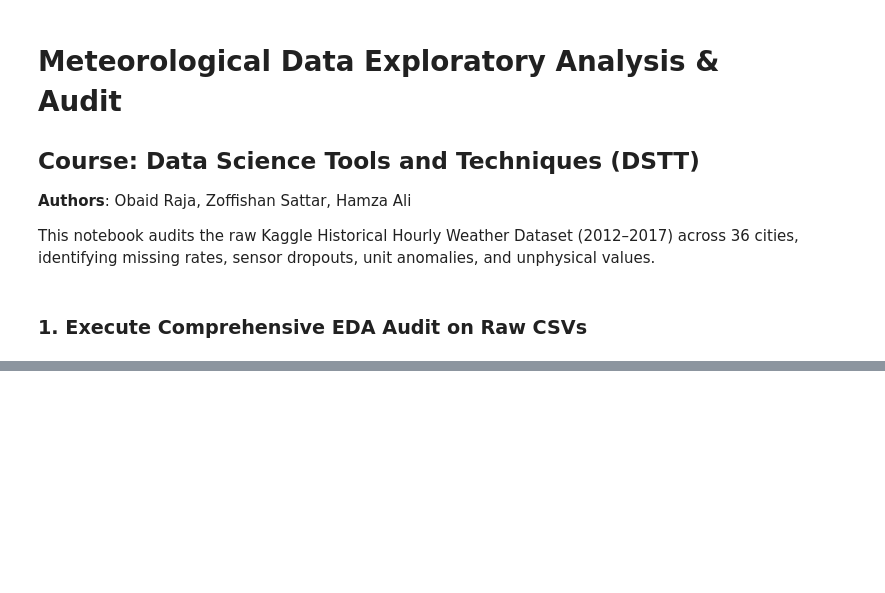
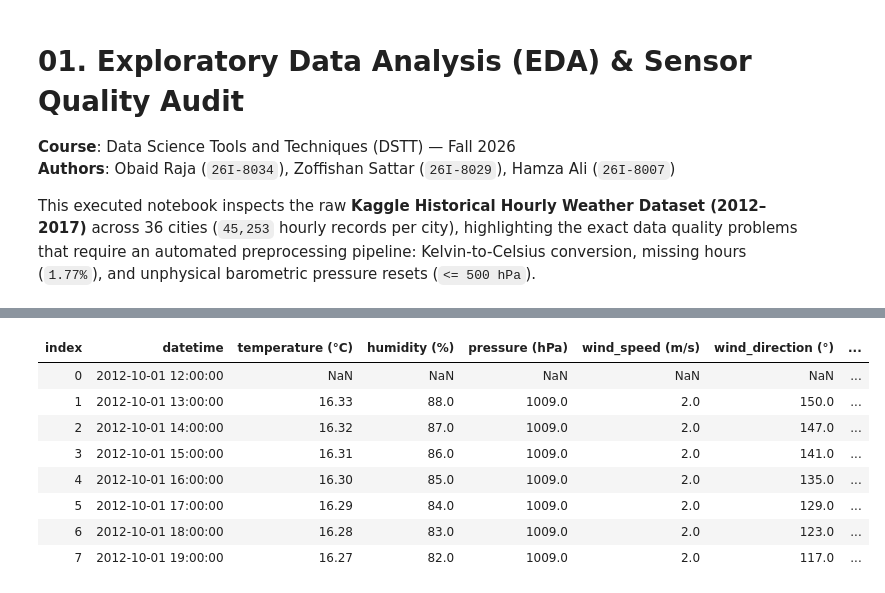
Before and after one commit to baidi-prob/DSTT-Project-Working, a Jupyter notebook: notebooks/01_exploratory_data_analysis.ipynb, the cells around one changed output, grey strips where cells are left out. Saved outputs shown, nothing was run; the diff lists cells and outputs as text; code cells hidden in the pictures; blank space fills up the shorter version.

```diff
--- a/notebooks/01_exploratory_data_analysis.ipynb
+++ b/notebooks/01_exploratory_data_analysis.ipynb
@@ -1,6 +1,6 @@
 # %% [markdown]
-# Meteorological Data Exploratory Analysis & Audit
-## Course: Data Science Tools and Techniques (DSTT)
-**Authors**: Obaid Raja, Zoffishan Sattar, Hamza Ali
+# 01. Exploratory Data Analysis (EDA) & Sensor Quality Audit
+**Course**: Data Science Tools and Techniques (DSTT) — Fall 2026
+**Authors**: Obaid Raja (`26I-8034`), Zoffishan Sattar (`26I-8029`), Hamza Ali (`26I-8007`)
 
-This notebook audits the raw Kaggle Historical Hourly Weather Dataset (2012–2017) across 36 cities, identifying missing rates, sensor dropouts, unit anomalies, and unphysical values.
+This executed notebook inspects the raw **Kaggle Historical Hourly Weather Dataset (2012–2017)** across 36 cities (`45,253` hourly records per city), highlighting the exact data quality problems that require an automated preprocessing pipeline: Kelvin-to-Celsius conversion, missing hours (`1.77%`), and unphysical barometric pressure resets (`<= 500 hPa`).
@@ -12,2 +7,13 @@ from weatherpipe.eda import run_eda
-# %% [markdown]
-### 1. Execute Comprehensive EDA Audit on Raw CSVs
+# %%
+import numpy as np
+import pandas as pd
+import matplotlib.pyplot as plt
+from weatherpipe.loader import load_raw_city_data
+from weatherpipe.eda import run_eda
+from weatherpipe.preprocessing import align_time_series, clean_physical_ranges
+
+df_raw = load_raw_city_data(city='San Francisco', raw_dir='data/raw')
+print(f"Loaded San Francisco Station Telemetry: {len(df_raw):,} hourly records")
+print(f"Time Span: {df_raw['datetime'].min()}  -->  {df_raw['datetime'].max()}")
+df_raw.head(8)
+# %% [output]
@@ -13,0 +22,9 @@ from weatherpipe.eda import run_eda
+| index | datetime | temperature (°C) | humidity (%) | pressure (hPa) | wind_speed (m/s) | wind_direction (°) | ... |
+| 0 | 2012-10-01 12:00:00 | NaN | NaN | NaN | NaN | NaN | ... |
+| 1 | 2012-10-01 13:00:00 | 16.33 | 88.0 | 1009.0 | 2.0 | 150.0 | ... |
+| 2 | 2012-10-01 14:00:00 | 16.32 | 87.0 | 1009.0 | 2.0 | 147.0 | ... |
+| 3 | 2012-10-01 15:00:00 | 16.31 | 86.0 | 1009.0 | 2.0 | 141.0 | ... |
+| 4 | 2012-10-01 16:00:00 | 16.30 | 85.0 | 1009.0 | 2.0 | 135.0 | ... |
+| 5 | 2012-10-01 17:00:00 | 16.29 | 84.0 | 1009.0 | 2.0 | 129.0 | ... |
+| 6 | 2012-10-01 18:00:00 | 16.28 | 83.0 | 1009.0 | 2.0 | 123.0 | ... |
+| 7 | 2012-10-01 19:00:00 | 16.27 | 82.0 | 1009.0 | 2.0 | 117.0 | ... |
```
Also changed, not shown: parts of 9 cells of this notebook, 36 other files.
